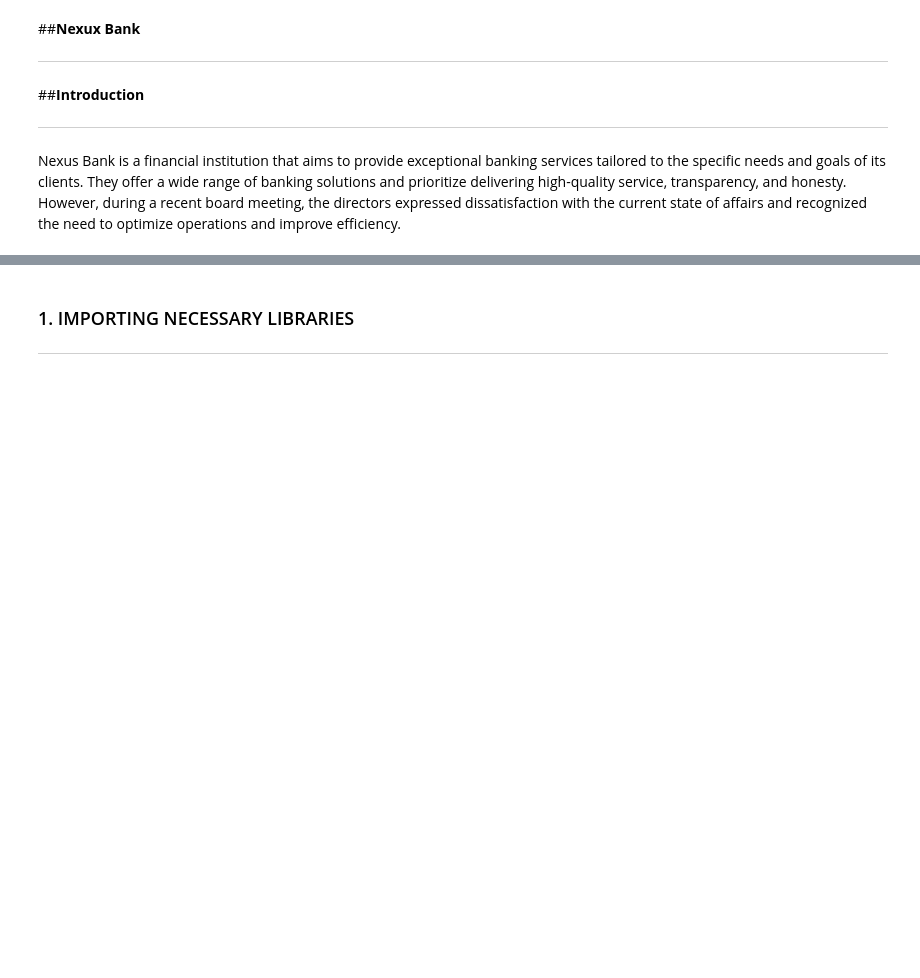
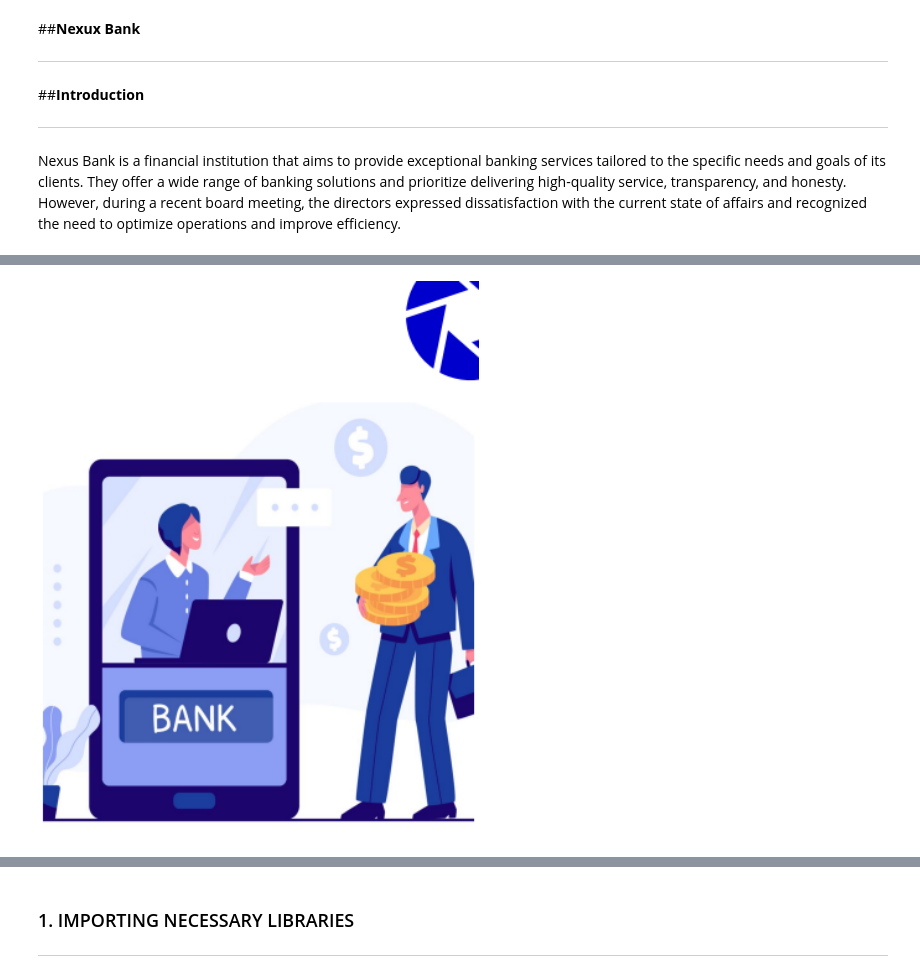
Before and after one commit to SenseiBassa/Nexux-Capstone-1, a Jupyter notebook: Capstone_Project_1.ipynb, the cells around one changed output, grey strips where cells are left out. Drawn from its saved outputs; the diff is of its cells as text; code cells hidden in the pictures; blank space fills up the shorter version.

```diff
--- a/Capstone_Project_1.ipynb
+++ b/Capstone_Project_1.ipynb
@@ -62,0 +72,5 @@ The board wants to analyze customer behavior patterns and trends, particularly f
+# %%
+Image('/content/3rd.PNG')
+Image('/content/3rd.PNG', width=1200, height=700)
+# %% [output]
+[figure, added]
```
Also changed, not shown: parts of 16 cells of this notebook.
